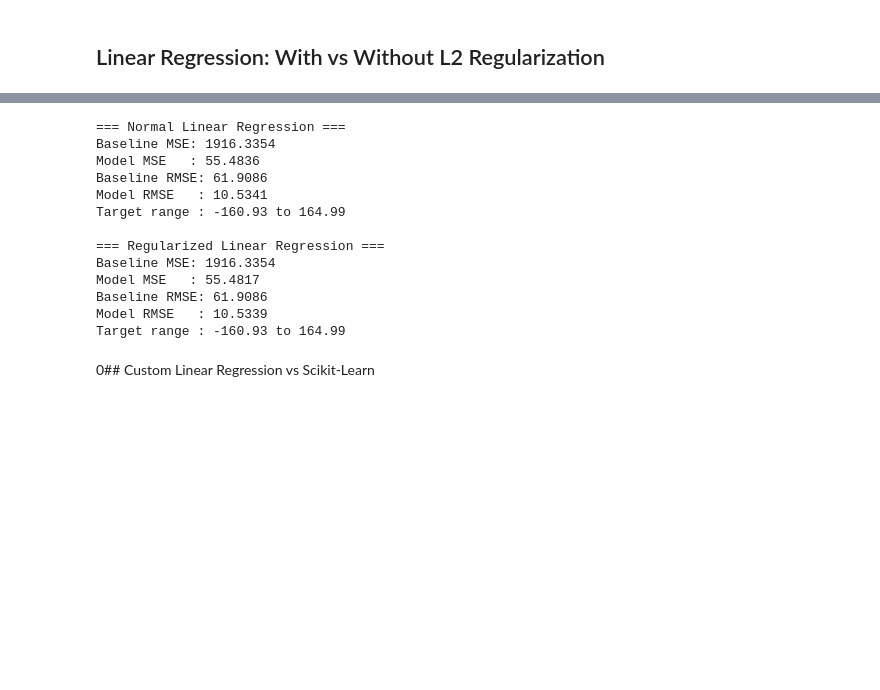
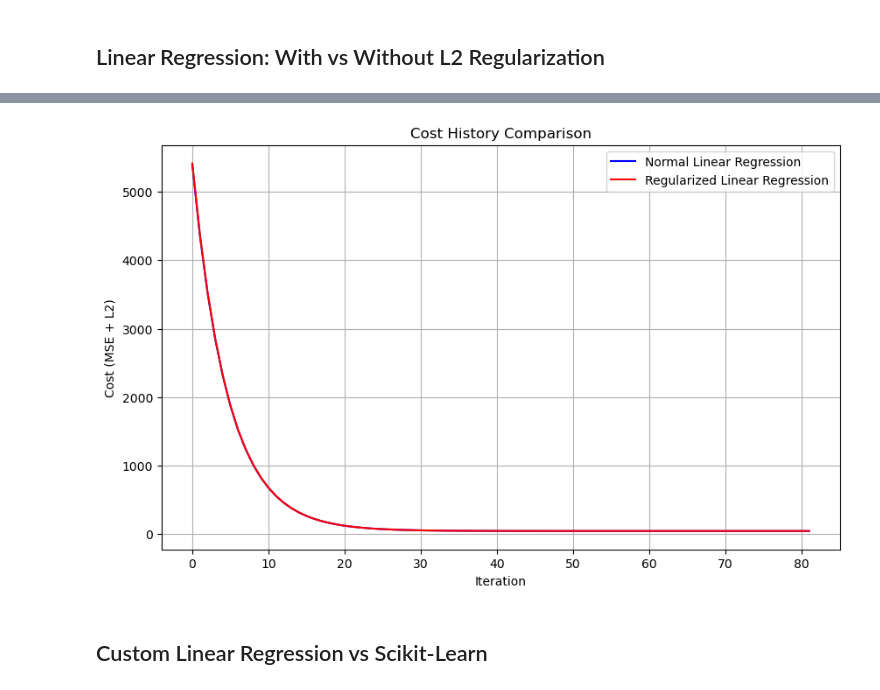
Before and after one commit to Proenca13/AI_Logistic-Linear_Regression, a Jupyter notebook: model_validation.ipynb, the cells around one changed output, grey strips where cells are left out. Saved outputs shown, nothing was run; the diff lists cells and outputs as text; code cells hidden in the pictures; blank space fills up the shorter version.

```diff
--- a/model_validation.ipynb
+++ b/model_validation.ipynb
@@ -125 +177,10 @@ Linear regression performs well when the features have a clear linear pattern wi
+# %%
+scaler_easy = StandardScaler()
+X_easy = scaler_easy.fit_transform(X_easy)
+
+scaler_chall = StandardScaler()
+X_chall = scaler_chall.fit_transform(X_chall)
+
+X_train_easy, X_test_easy, y_train_easy, y_test_easy = train_test_split(X_easy, y_easy, test_size=0.2, random_state=42)
+X_train_chall, X_test_chall, y_train_chall, y_test_chall = train_test_split(X_chall, y_chall, test_size=0.2, random_state=42)
 # %%
@@ -152,39 +267,18 @@ Normal bias: 0.2175894396947416
 # %%
-# Evaluate normal model
-mse_normal, rmse_normal = model.evaluate(X_test, y_test)
-baseline_pred = np.full_like(y_test, y_train.mean())
-baseline_mse = np.sum((y_test - baseline_pred) ** 2) / (2 * y_test.shape[0])
-baseline_rmse = np.sqrt(np.mean((y_test - baseline_pred) ** 2))
+## Compare Cost History
+cost_normal = normal_model_easy.cost_history
+cost_regularized = regularized_model_easy.cost_history
 
-print("=== Normal Linear Regression ===")
-print(f"Baseline MSE: {baseline_mse:.4f}")
-print(f"Model MSE   : {mse_normal:.4f}")
-print(f"Baseline RMSE: {baseline_rmse:.4f}")
-print(f"Model RMSE   : {rmse_normal:.4f}")
-print(f"Target range : {y_test.min():.2f} to {y_test.max():.2f}\n")
-
-# Evaluate regularized model
-mse_reg, rmse_reg = regularized_model.evaluate(X_test, y_test)
-
-print("=== Regularized Linear Regression ===")
-print(f"Baseline MSE: {baseline_mse:.4f}")
-print(f"Model MSE   : {mse_reg:.4f}")
-print(f"Baseline RMSE: {baseline_rmse:.4f}")
-print(f"Model RMSE   : {rmse_reg:.4f}")
-print(f"Target range : {y_test.min():.2f} to {y_test.max():.2f}")
+plt.figure(figsize=(10,6))
+plt.plot(cost_normal, label="Normal Linear Regression", color='blue')
+plt.plot(cost_regularized, label="Regularized Linear Regression", color='red')
+plt.xlabel("Iteration")
+plt.ylabel("Cost (MSE + L2)")
+plt.title("Cost History Comparison")
+plt.legend()
+plt.grid(True)
+plt.show()
 # %% [output]
-=== Normal Linear Regression ===
-Baseline MSE: 1916.3354
-Model MSE   : 55.4836
-Baseline RMSE: 61.9086
-Model RMSE   : 10.5341
-Target range : -160.93 to 164.99
-
-=== Regularized Linear Regression ===
-Baseline MSE: 1916.3354
-Model MSE   : 55.4817
-Baseline RMSE: 61.9086
-Model RMSE   : 10.5339
-Target range : -160.93 to 164.99
+[figure, added]
 # %% [markdown]
-0## Custom Linear Regression vs Scikit-Learn
+## Custom Linear Regression vs Scikit-Learn
```
Also changed, not shown: parts of 9 cells of this notebook, 3 other files.
